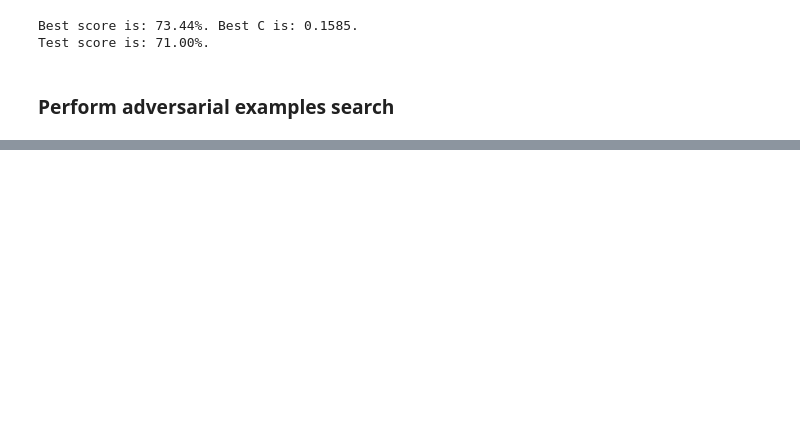
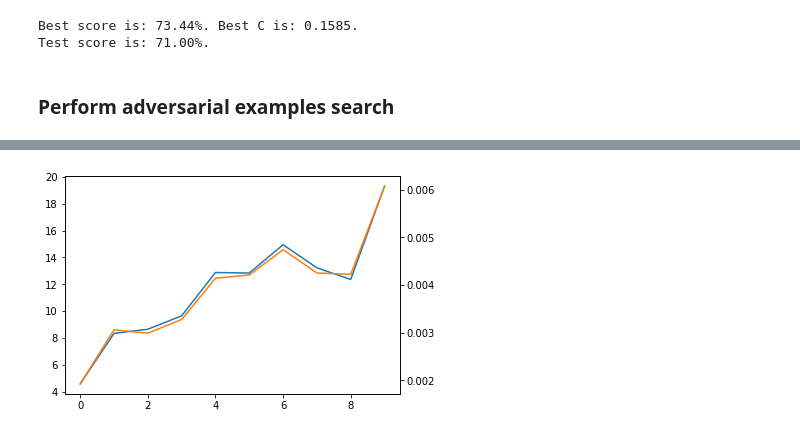
Before and after one commit to spring-epfl/trickster, a Jupyter notebook: notebooks/credit_adversarial.ipynb, the cells around one changed output, grey strips where cells are left out. Cells and saved outputs as stored; diff of their text form; code cells hidden in the pictures; blank space fills up the shorter version.

```diff
--- a/notebooks/credit_adversarial.ipynb
+++ b/notebooks/credit_adversarial.ipynb
@@ -228,0 +298,13 @@ for x in X_test:
+# %%
+avg_expanded = pd.Series(
+    [np.mean(result['nodes_expanded'][result['found']])
+     for result in results_graph_3])
+avg_runtime = pd.Series(
+    [np.mean(result['runtime'][result['found']])
+     for result in results_graph_3])
+
+avg_expanded.plot(label='Number of expanded nodes')
+avg_runtime.plot(secondary_y=True, label='Avg runtime')
+plt.show()
+# %% [output]
+[figure, added]
```
Also changed, not shown: parts of 18 cells of this notebook, 1 other file.
